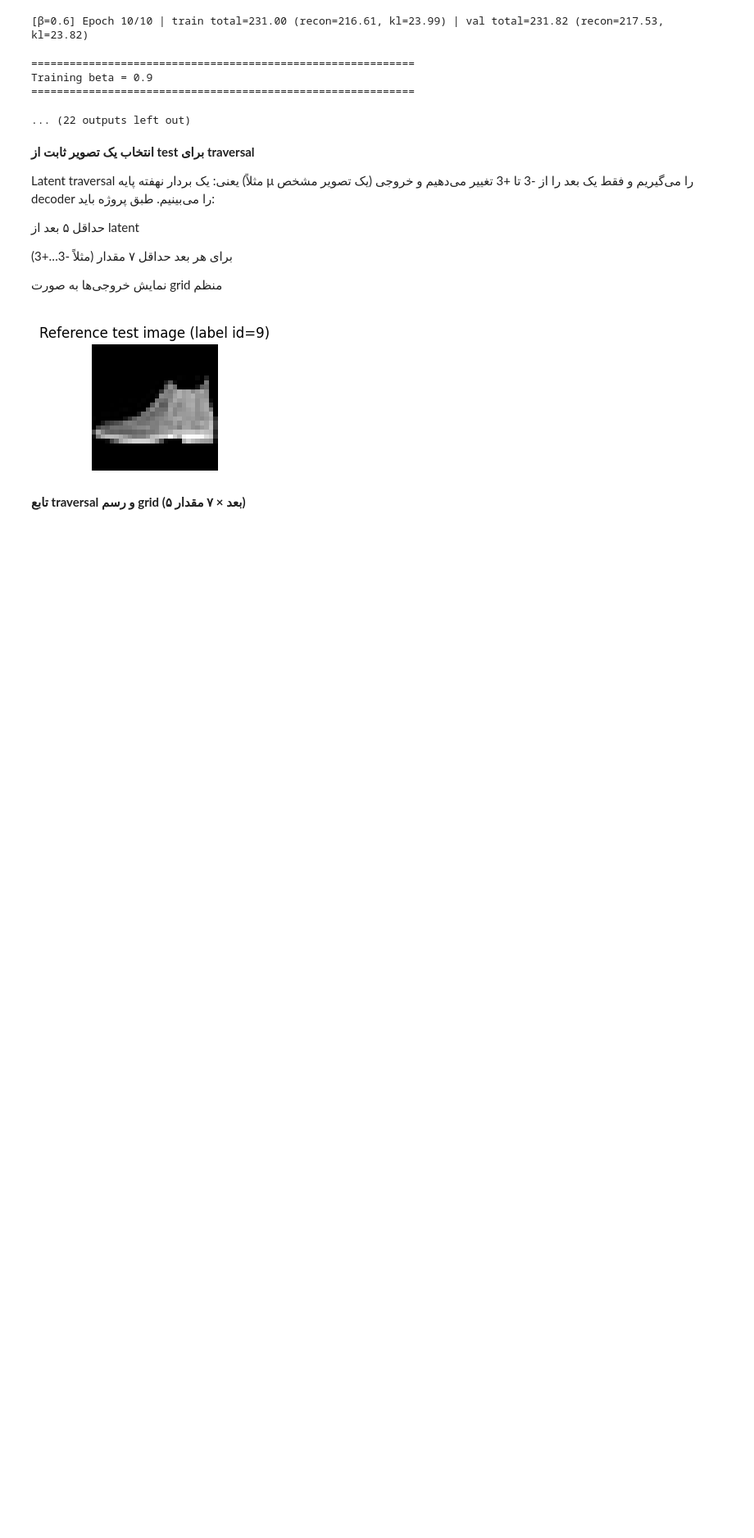
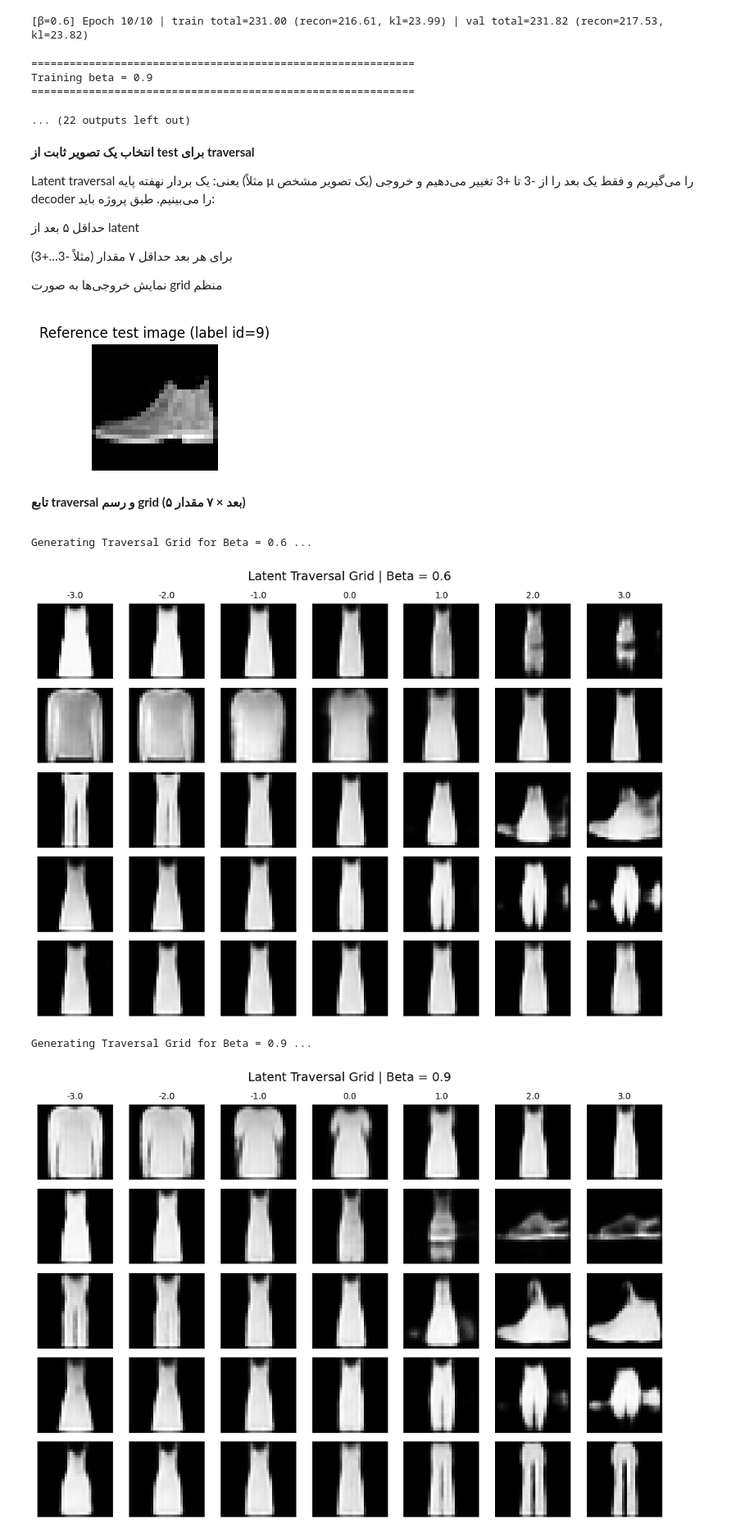
Before and after one commit to SoroushDavaran/ML_fall2025-fashionmnist-vae, a Jupyter notebook: Copy_of_Polygon_Pirates.ipynb, the cells around one changed output. Shown at 82% size. Cells and saved outputs as stored; diff of their text form; code cells hidden in the pictures; blank space fills up the shorter version.

```diff
--- a/Copy_of_Polygon_Pirates.ipynb
+++ b/Copy_of_Polygon_Pirates.ipynb
@@ -1088,50 +1095,65 @@ plt.show()
 # %%
 import numpy as np
 import matplotlib.pyplot as plt
+import torch
 
 @torch.no_grad()
-def latent_traversal_grid(model, x, beta, dims=(0,1,2,3,4), values=np.linspace(-3,3,7)):
-    """
-    rows: chosen dims
-    cols: traversal values
-    base z: mu(x)  (deterministic, so traversal is stable)
-    """
+def latent_traversal_grid(model, loader, device, beta, num_dims=5, num_values=7):
     model.eval()
 
-    mu, logvar = model.encoder(x)  # [1,latent]
-    base = mu[0].clone()           # [latent]
+    x_batch, y_batch = next(iter(loader))
+    x_batch = x_batch.to(device)
+    mu_batch, _ = model.encoder(x_batch)
+    variances = torch.var(mu_batch, dim=0)
+    best_dims = torch.topk(variances, num_dims).indices.cpu().numpy()
 
-    R = len(dims)
-    C = len(values)
+    TARGET_CLASS = 3
+    try:
+        idx = (y_batch == TARGET_CLASS).nonzero(as_tuple=True)[0][0]
+    except:
+        idx = 0
 
-    # Create batch of z's: one row per dim, one col per value
+    x_ref = x_batch[idx:idx+1]
+    mu, _ = model.encoder(x_ref)
+    base_z = mu[0].clone()
+
+    values = np.linspace(-3, 3, num_values)
+
     zs = []
-    for d in dims:
+    for d in best_dims:
         for v in values:
-            z = base.clone()
+            z = base_z.clone()
             z[d] = v
             zs.append(z)
-    z_batch = torch.stack(zs, dim=0).to(device)  # [R*C, latent]
 
+    z_batch = torch.stack(zs, dim=0).to(device)
     logits = model.decoder(z_batch)
-    imgs = torch.sigmoid(logits).cpu()  # [R*C,1,28,28]
+    imgs = torch.sigmoid(logits).cpu()
 
-    # plot grid
-    plt.figure(figsize=(C*1.6, R*1.8))
-    for r in range(R):
-        for c in range(C):
-            idx = r*C + c
-            ax = plt.subplot(R, C, idx+1)
+    fig, axes = plt.subplots(num_dims, num_values, figsize=(num_values * 1.5, num_dims * 1.5))
+
+    for r in range(num_dims):
+        for c in range(num_values):
+            idx = r * num_values + c
+            ax = axes[r, c]
             ax.imshow(imgs[idx].squeeze(0), cmap="gray")
             ax.axis("off")
+
             if r == 0:
                 ax.set_title(f"{values[c]:.1f}", fontsize=10)
             if c == 0:
-                ax.set_ylabel(f"dim {dims[r]}", fontsize=10)
-    plt.suptitle(f"Latent Traversal Grid | β={beta} | dims={list(dims)}", y=0.98)
+                ax.set_ylabel(f"Dim {best_dims[r]}", fontsize=10, visible=True)
+
+    plt.suptitle(f"Latent Traversal Grid | Beta = {beta}", y=0.98, fontsize=14)
     plt.tight_layout()
     plt.show()
 
-# settings required by project
-dims_to_traverse = [0, 1, 2, 3, 4]                 # 5 dims  :contentReference[oaicite:5]{index=5}
-traverse_values = np.linspace(-3, 3, 7)            # 7 values  :contentReference[oaicite:6]{index=6}
+
+for beta in BETAS:
+    print(f"\nGenerating Traversal Grid for Beta = {beta} ...")
+    latent_traversal_grid(beta_models[beta], test_loader, device, beta=beta)
+# %% [output]
+Generating Traversal Grid for Beta = 0.6 ...
+[figure, added]
+Generating Traversal Grid for Beta = 0.9 ...
+[figure, added]
```
Also changed, not shown: parts of 17 cells of this notebook.
